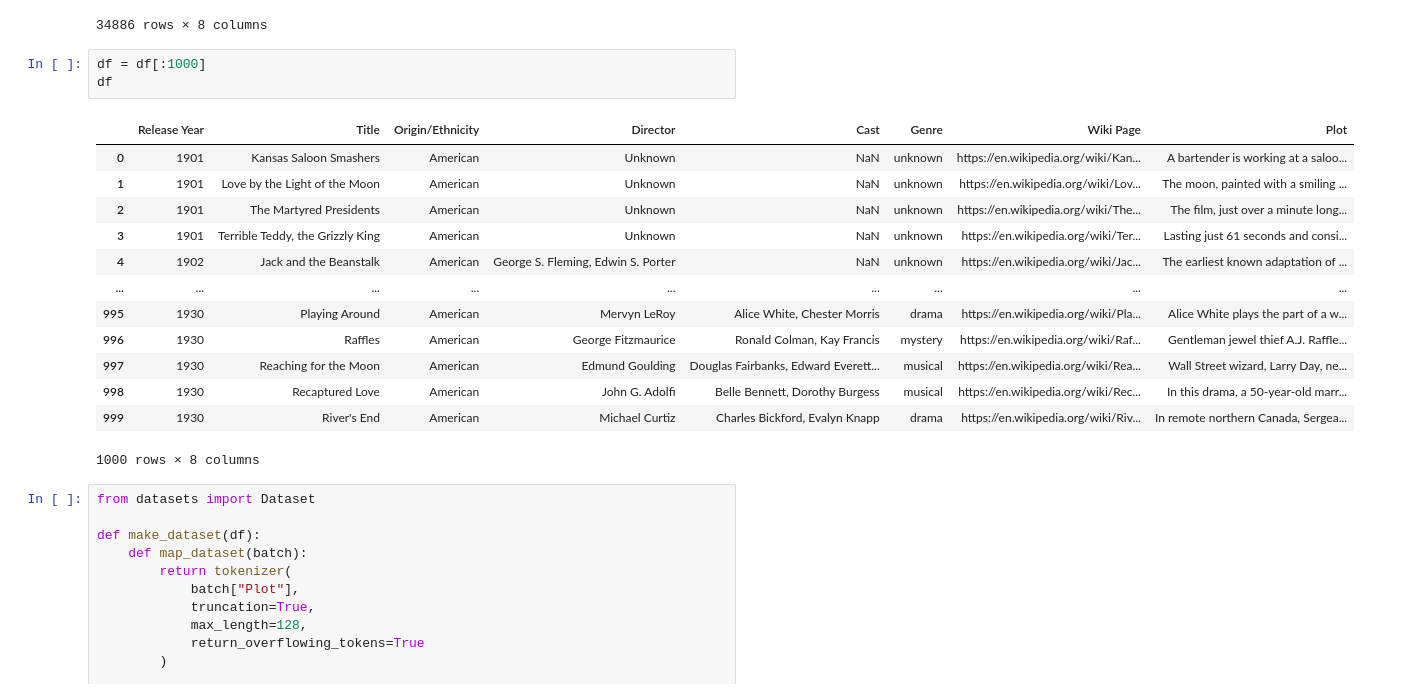
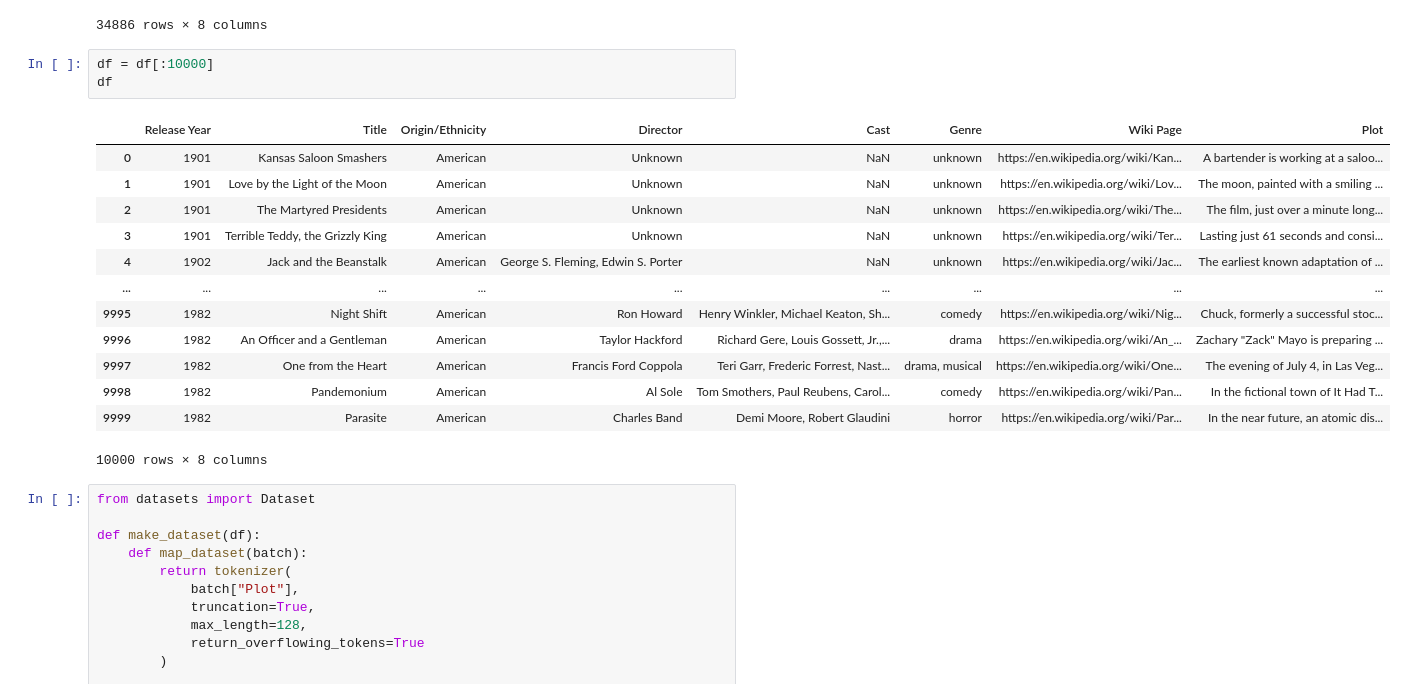
Before and after one commit to aniruddh-23/MoviePlotPredictorLLM, a Jupyter notebook: Training/train-notebook.ipynb, the cells around one changed output. Saved outputs shown, nothing was run; the diff lists cells and outputs as text.

```diff
--- a/Training/train-notebook.ipynb
+++ b/Training/train-notebook.ipynb
@@ -48,22 +48,22 @@ df
 | 34885 | 2017 | İstanbul Kırmızısı | Turkish | Ferzan Özpetek | Halit Ergenç, Tuba Büyüküstün, Me... | romantic | https://en.wikipedia.org/wiki/%C4... | The writer Orhan Şahin returns to... |
 34886 rows × 8 columns
 # %%
-df = df[:1000]
+df = df[:10000]
 df
 # %% [output]
 |  | Release Year | Title | Origin/Ethnicity | Director | Cast | Genre | Wiki Page | Plot |
 | 0 | 1901 | Kansas Saloon Smashers | American | Unknown | NaN | unknown | https://en.wikipedia.org/wiki/Kan... | A bartender is working at a saloo... |
 | 1 | 1901 | Love by the Light of the Moon | American | Unknown | NaN | unknown | https://en.wikipedia.org/wiki/Lov... | The moon, painted with a smiling ... |
 | 2 | 1901 | The Martyred Presidents | American | Unknown | NaN | unknown | https://en.wikipedia.org/wiki/The... | The film, just over a minute long... |
 | 3 | 1901 | Terrible Teddy, the Grizzly King | American | Unknown | NaN | unknown | https://en.wikipedia.org/wiki/Ter... | Lasting just 61 seconds and consi... |
 | 4 | 1902 | Jack and the Beanstalk | American | George S. Fleming, Edwin S. Porter | NaN | unknown | https://en.wikipedia.org/wiki/Jac... | The earliest known adaptation of ... |
 | ... | ... | ... | ... | ... | ... | ... | ... | ... |
-| 995 | 1930 | Playing Around | American | Mervyn LeRoy | Alice White, Chester Morris | drama | https://en.wikipedia.org/wiki/Pla... | Alice White plays the part of a w... |
-| 996 | 1930 | Raffles | American | George Fitzmaurice | Ronald Colman, Kay Francis | mystery | https://en.wikipedia.org/wiki/Raf... | Gentleman jewel thief A.J. Raffle... |
-| 997 | 1930 | Reaching for the Moon | American | Edmund Goulding | Douglas Fairbanks, Edward Everett... | musical | https://en.wikipedia.org/wiki/Rea... | Wall Street wizard, Larry Day, ne... |
-| 998 | 1930 | Recaptured Love | American | John G. Adolfi | Belle Bennett, Dorothy Burgess | musical | https://en.wikipedia.org/wiki/Rec... | In this drama, a 50-year-old marr... |
-| 999 | 1930 | River's End | American | Michael Curtiz | Charles Bickford, Evalyn Knapp | drama | https://en.wikipedia.org/wiki/Riv... | In remote northern Canada, Sergea... |
+| 9995 | 1982 | Night Shift | American | Ron Howard | Henry Winkler, Michael Keaton, Sh... | comedy | https://en.wikipedia.org/wiki/Nig... | Chuck, formerly a successful stoc... |
+| 9996 | 1982 | An Officer and a Gentleman | American | Taylor Hackford | Richard Gere, Louis Gossett, Jr.,... | drama | https://en.wikipedia.org/wiki/An_... | Zachary "Zack" Mayo is preparing ... |
+| 9997 | 1982 | One from the Heart | American | Francis Ford Coppola | Teri Garr, Frederic Forrest, Nast... | drama, musical | https://en.wikipedia.org/wiki/One... | The evening of July 4, in Las Veg... |
+| 9998 | 1982 | Pandemonium | American | Al Sole | Tom Smothers, Paul Reubens, Carol... | comedy | https://en.wikipedia.org/wiki/Pan... | In the fictional town of It Had T... |
+| 9999 | 1982 | Parasite | American | Charles Band | Demi Moore, Robert Glaudini | horror | https://en.wikipedia.org/wiki/Par... | In the near future, an atomic dis... |
-1000 rows × 8 columns
+10000 rows × 8 columns
 # %%
 from datasets import Dataset
 
```
Also changed, not shown: parts of 4 cells of this notebook, 1 other file.
